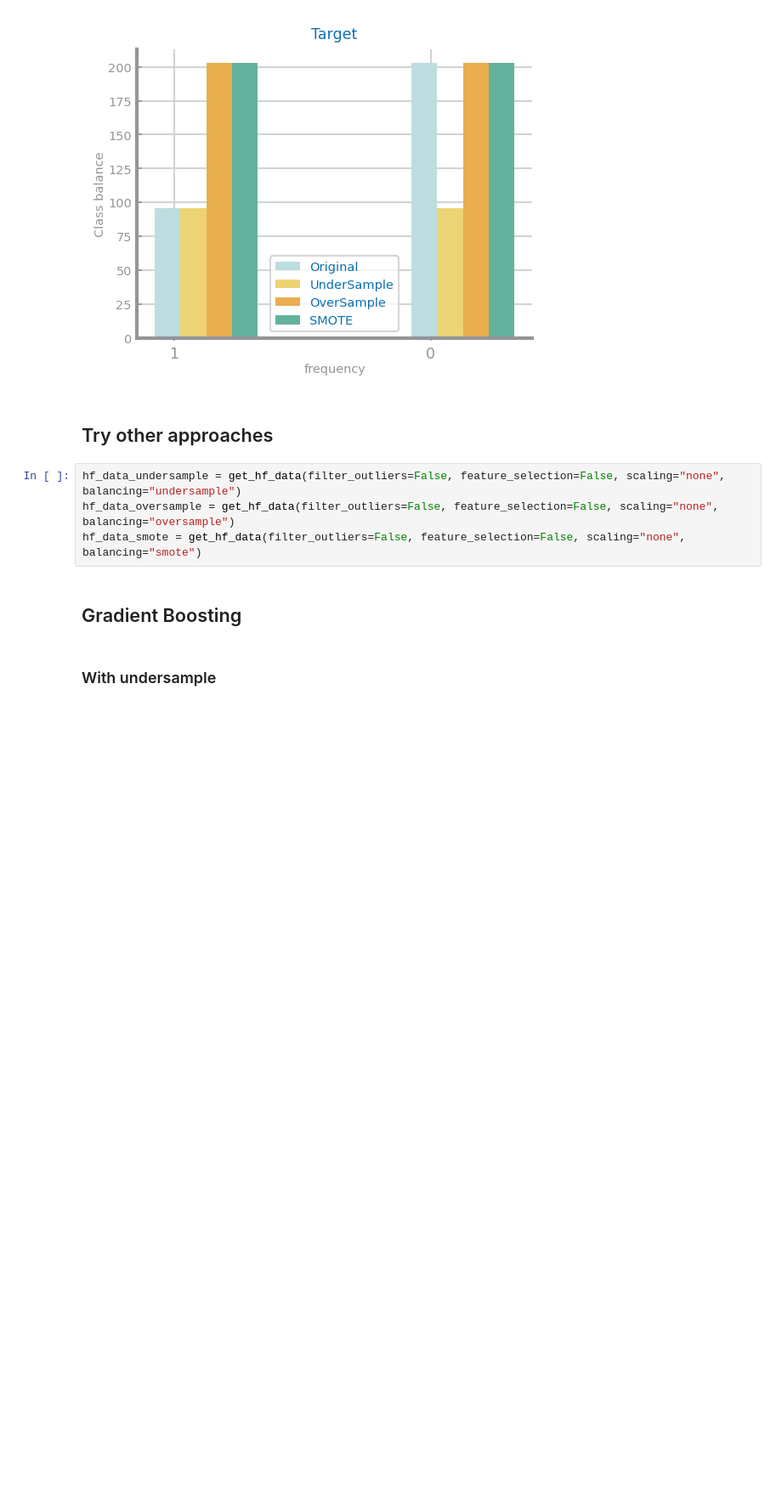
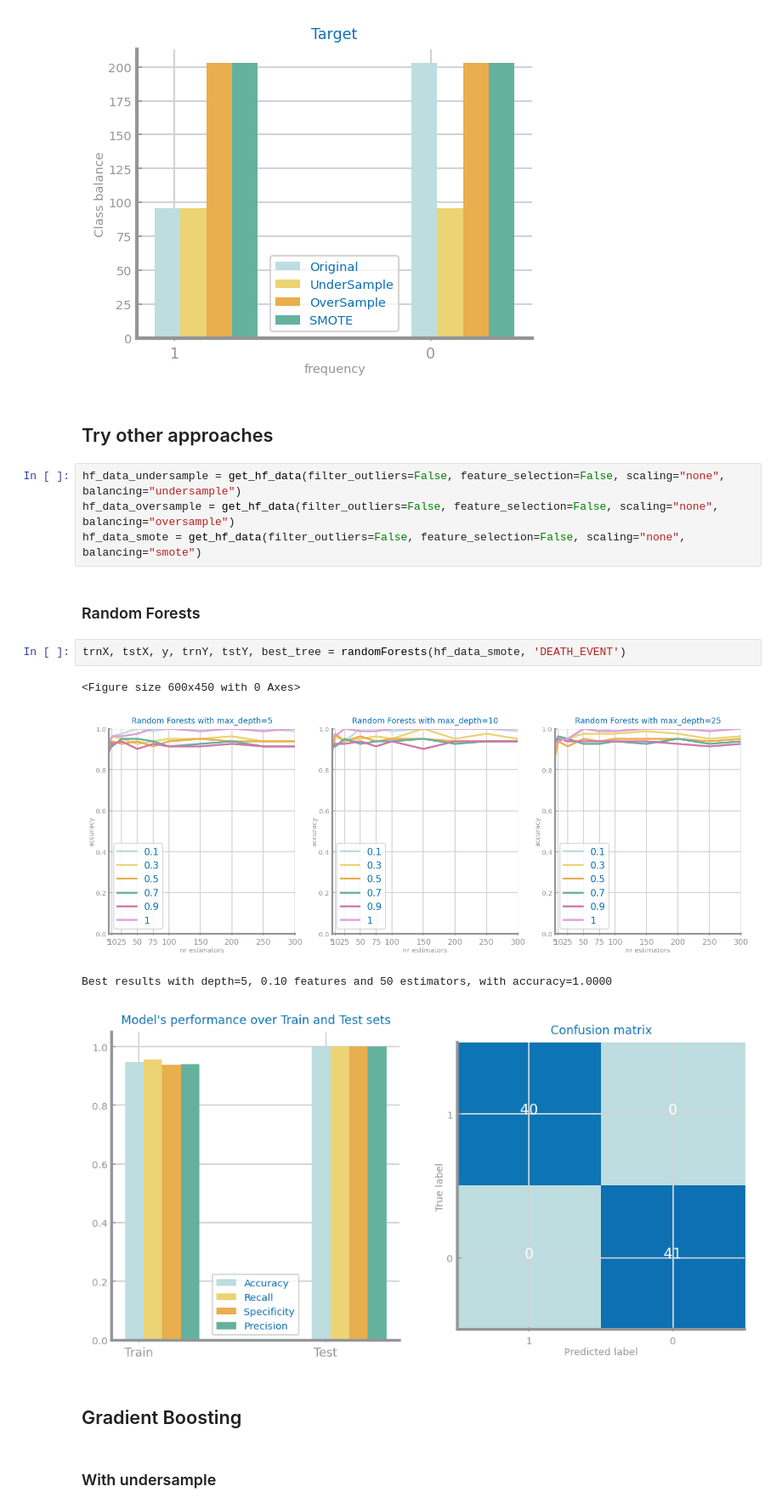
Before and after one commit to joaocmd/CD-Project, a Jupyter notebook: proj-1_lab6.ipynb, the cells around one changed output. Shown: that part at 85% size. Drawn from its saved outputs; the diff is of its cells as text; blank space fills up the shorter version.

Commit message:
Add RandomForests to lab6 and strategies

```diff
--- a/proj-1_lab6.ipynb
+++ b/proj-1_lab6.ipynb
@@ -33,6 +33,15 @@ Proportion: 0.47 : 1
 hf_data_undersample = get_hf_data(filter_outliers=False, feature_selection=False, scaling="none", balancing="undersample")
 hf_data_oversample = get_hf_data(filter_outliers=False, feature_selection=False, scaling="none", balancing="oversample")
 hf_data_smote = get_hf_data(filter_outliers=False, feature_selection=False, scaling="none", balancing="smote")
+# %% [markdown]
+### Random Forests
+# %%
+trnX, tstX, y, trnY, tstY, best_tree = randomForests(hf_data_smote, 'DEATH_EVENT')
+# %% [output]
+<Figure size 600x450 with 0 Axes>
+[figure, added]
+Best results with depth=5, 0.10 features and 50 estimators, with accuracy=1.0000
+[figure, added]
 # %% [markdown]
 ## Gradient Boosting
 # %% [markdown]
```
Also changed, not shown: parts of 11 cells of this notebook, 1 other file.
